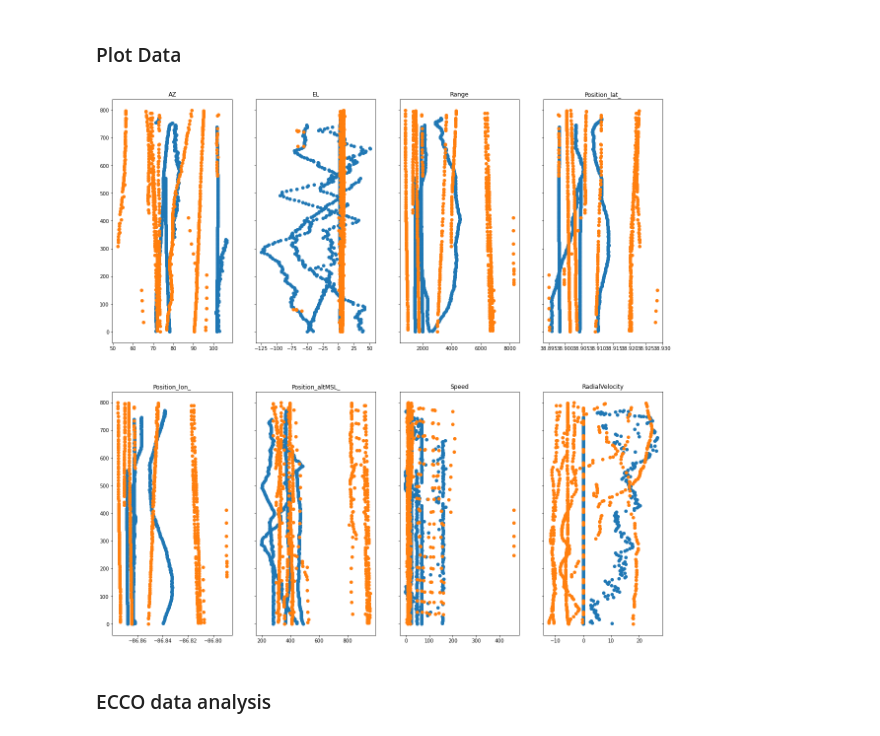
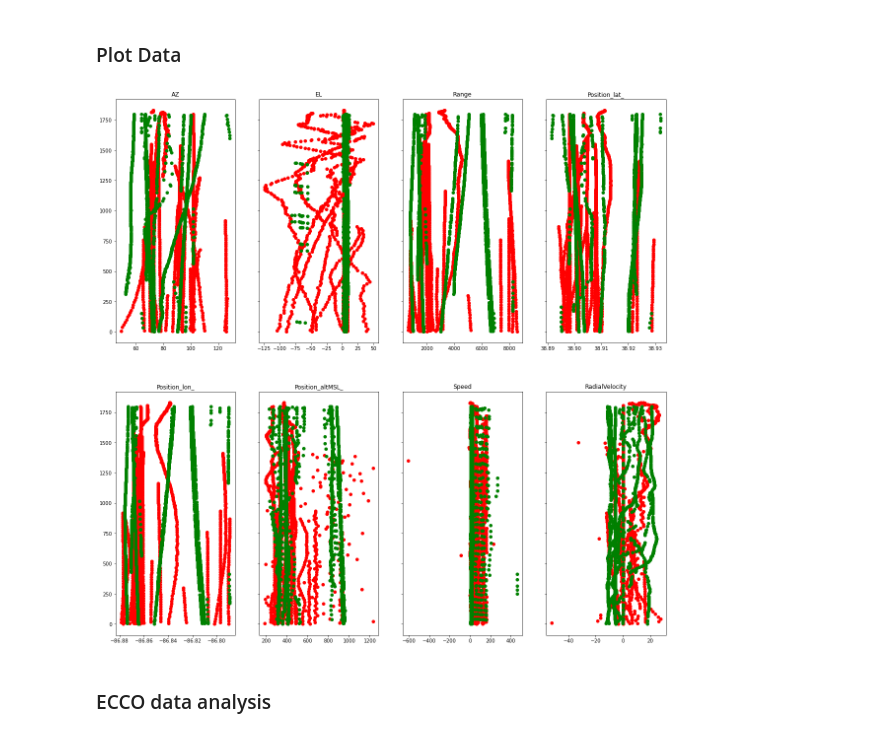
Before and after one commit to tuckerdickson/RADAR-Declutter, a Jupyter notebook: augmentation.ipynb, the cells around one changed output. Saved outputs shown, nothing was run; the diff lists cells and outputs as text; code cells hidden in the pictures.

Commit message:
New data
14 new sets

```diff
--- a/augmentation.ipynb
+++ b/augmentation.ipynb
@@ -107,7 +107,7 @@ df_ecco.name = 'ecco.csv'
 
 # load simulated dataset
 simulatedTracks = []
-simulatedData = ['Data/simulatedDroneData.csv', 'Data/simulatedDroneData2.csv', 'Data/simulatedDroneData3.csv', 'Data/simulatedDroneData4.csv']
+simulatedData = ['Data/simulatedDroneData.csv', 'Data/simulatedDroneData2.csv', 'Data/simulatedDroneData3.csv', 'Data/simulatedDroneData4.csv', 'Data/simulatedDroneData5.csv', 'Data/simulatedDroneData6.csv', 'Data/simulatedDroneData7.csv', 'Data/simulatedDroneData8.csv', 'Data/simulatedDroneData9.csv', 'Data/simulatedDroneData10.csv', 'Data/simulatedDroneData11.csv', 'Data/simulatedDroneData12.csv', 'Data/simulatedDroneData13.csv', 'Data/simulatedDroneData14.csv', 'Data/simulatedDroneData15.csv', 'Data/simulatedDroneData16.csv', 'Data/simulatedDroneData17.csv', 'Data/simulatedDroneData18.csv', 'Data/simulatedDroneData19.csv', 'Data/simulatedDroneData20.csv', 'Data/simulatedDroneData21.csv']
 
 for data in simulatedData:
     simulatedTracks.append(pd.read_csv(data))
@@ -236,3 +238,20 @@ are the ecco and simu column names equal? True
+# %%
+general_scaling = 32
+
+for track in simulatedTracks:
+    #Speed noise
+    track['Speed'] += np.random.normal(scale=(track['Speed'].std()+1)/general_scaling, size=(len(track)))
+    track['RadialVelocity'] += np.random.normal(scale=track['RadialVelocity'].std()/general_scaling, size=(len(track)))
+
+    #Angle Noise
+    track['AZ'] += np.random.normal(scale=track['AZ'].std()/general_scaling, size=(len(track)))
+    track['EL'] += np.random.normal(scale=track['EL'].std()/general_scaling, size=(len(track)))
+
+    #Position Noise
+    track['Position_lat_'] += np.random.normal(scale=track['Position_lat_'].std()/general_scaling, size=(len(track)))
+    track['Position_lon_'] += np.random.normal(scale=track['Position_lon_'].std()/general_scaling, size=(len(track)))
+    track['Position_altMSL_'] += np.random.normal(scale=(track['Position_altMSL_'].std()+1)/general_scaling, size=(len(track)))
+    track['Range'] += np.random.normal(scale=track['Range'].std()/general_scaling, size=(len(track)))
 # %% [markdown]
 ### Separate ECCO tracks by UUID
 # %%
@@ -242,20 +259,3 @@ eccoTracks = list(df_ecco.groupby('UUID'))
-# %%
-general_scaling = 32
-
-for track in simulatedTracks:
-    #Speed noise
-    track['Speed'] += np.random.normal(scale=track['Speed'].std()/general_scaling, size=(len(track)))
-    track['RadialVelocity'] += np.random.normal(scale=track['RadialVelocity'].std()/general_scaling, size=(len(track)))
-
-    #Angle Noise
-    track['AZ'] += np.random.normal(scale=track['AZ'].std()/general_scaling, size=(len(track)))
-    track['EL'] += np.random.normal(scale=track['EL'].std()/general_scaling, size=(len(track)))
-
-    #Position Noise
-    track['Position_lat_'] += np.random.normal(scale=track['Position_lat_'].std()/general_scaling, size=(len(track)))
-    track['Position_lon_'] += np.random.normal(scale=track['Position_lon_'].std()/general_scaling, size=(len(track)))
-    track['Position_altMSL_'] += np.random.normal(scale=track['Position_altMSL_'].std()/general_scaling, size=(len(track)))
-    track['Range'] += np.random.normal(scale=track['Range'].std()/general_scaling, size=(len(track)))
 # %% [markdown]
 ### Fit data to ECCO distribution
 # %%
@@ -267,7 +267,7 @@ for i, track in enumerate(simulatedTracks):
 # %% [markdown]
 ### Combine data
 # %%
-df_simu = pd.concat([simulatedTracks[0], simulatedTracks[1], simulatedTracks[2], simulatedTracks[3]], ignore_index=True)
+df_simu = pd.concat(simulatedTracks, ignore_index=True)
 df_simu = df_simu.sort_values(by='UpdateTime', ascending=True)
 df_simu.name = 'simulatedDroneData.csv'
 # %% [markdown]
@@ -279,17 +279,17 @@ df_simu.to_csv('Data/scaledSimulationData.csv', index=False)
 # %%
 graph = ['AZ', 'EL', 'Range', 'Position_lat_', 'Position_lon_',
        'Position_altMSL_', 'Speed', 'RadialVelocity']
 
-df_ecco_short = df_ecco[:800]
+df_ecco_short = df_ecco[:1800]
 
 fig, axes = plt.subplots(ncols=4, nrows=2, figsize=(20,20), sharey=True)
 
 for i, ax in enumerate(axes.flatten()):
-    plot = ax.scatter(df_simu[graph[i]], np.arange(len(df_simu['RadialVelocity'])))
-    plot = ax.scatter(df_ecco_short[graph[i]], np.arange(len(df_ecco_short['RadialVelocity'])))
+    plot = ax.scatter(df_simu[graph[i]], np.arange(len(df_simu['RadialVelocity'])), c='red')
+    plot = ax.scatter(df_ecco_short[graph[i]], np.arange(len(df_ecco_short['RadialVelocity'])), c='green')
     ax.set_title(graph[i])
 # %% [output]
-[figure, old version]
+[figure, new version]
 # %% [markdown]
 ### ECCO data analysis
 # %%
```
Also changed, not shown: parts of 11 cells of this notebook, 15 other files.
